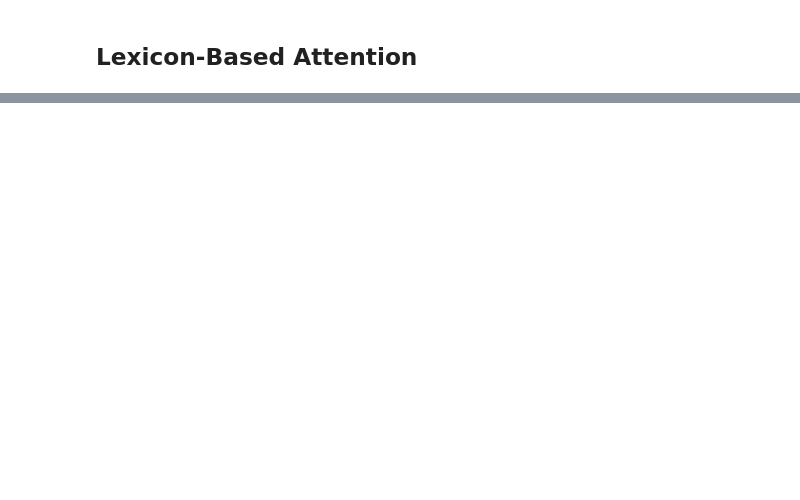
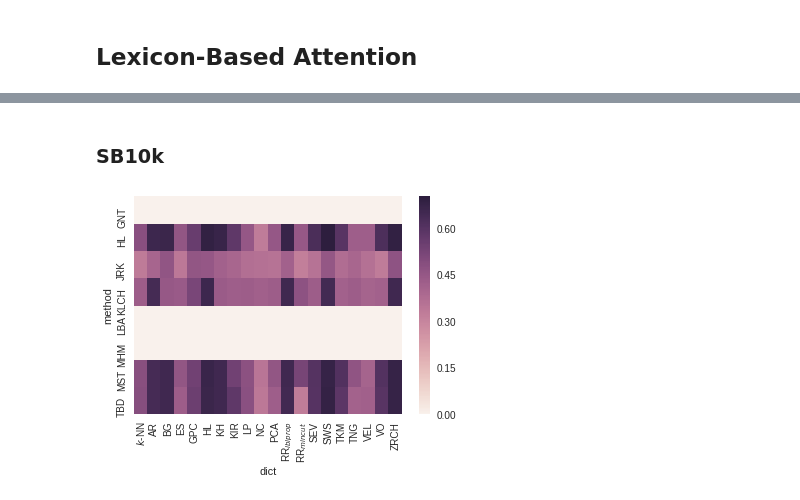
Before and after one commit to WladimirSidorenko/Dissertation, a Jupyter notebook: notebooks/cgsa.ipynb, the cells around one changed output, grey strips where cells are left out. Cells and saved outputs as stored; diff of their text form; code cells hidden in the pictures; blank space fills up the shorter version.

Commit message:
added chart on the lexicon effect on different methods

```diff
--- a/notebooks/cgsa.ipynb
+++ b/notebooks/cgsa.ipynb
@@ -397,0 +730,2 @@ STAT["LBA"]["ZRCH"]["micro-F1"] = 0.
+# %% [markdown]
+### SB10k
@@ -397,0 +774,40 @@ STAT["LBA"]["ZRCH"]["micro-F1"] = 0.
+# %%
+POTTS_MACRO_STAT = {"method": [], "dict": [], "score": []}
+POTTS_MICRO_STAT = {"method": [], "dict": [], "score": []}
+SB10K_MACRO_STAT = {"method": [], "dict": [], "score": []}
+SB10K_MICRO_STAT = {"method": [], "dict": [], "score": []}
+
+
+def _append(method, dict_name, macro_f1_potts, micro_f1_potts,
+           macro_f1_sb10k, micro_f1_sb10k):
+    for stat in (POTTS_MACRO_STAT, POTTS_MICRO_STAT, SB10K_MACRO_STAT,
+                 SB10K_MICRO_STAT):
+        stat["method"].append(method)
+        stat["dict"].append(dict_name)
+    POTTS_MACRO_STAT["score"].append(macro_f1_potts)
+    POTTS_MICRO_STAT["score"].append(micro_f1_potts)
+    SB10K_MACRO_STAT["score"].append(macro_f1_sb10k)
+    SB10K_MICRO_STAT["score"].append(micro_f1_sb10k)
+
+
+for method, dict_stat in iteritems(CGSA_DICT_STAT):
+    for dict_name, stat in iteritems(dict_stat):
+        _append(method, dict_name,
+                stat["PotTS"]["macro-F1"],
+                stat["PotTS"]["micro-F1"],
+                stat["SB10K"]["macro-F1"],
+                stat["SB10K"]["micro-F1"]
+               )
+# %%
+def dict2df(idict):
+    idict = pd.DataFrame(idict)
+    return idict.pivot("method", "dict", "score")
+
+POTTS_MACRO_STAT = dict2df(POTTS_MACRO_STAT)
+POTTS_MICRO_STAT = dict2df(POTTS_MICRO_STAT)
+SB10K_MACRO_STAT = dict2df(SB10K_MACRO_STAT)
+SB10K_MICRO_STAT = dict2df(SB10K_MICRO_STAT)
+# %%
+ax = sns.heatmap(POTTS_MICRO_STAT)
+# %% [output]
+[figure, added]
```
Also changed, not shown: parts of 34 cells of this notebook.
